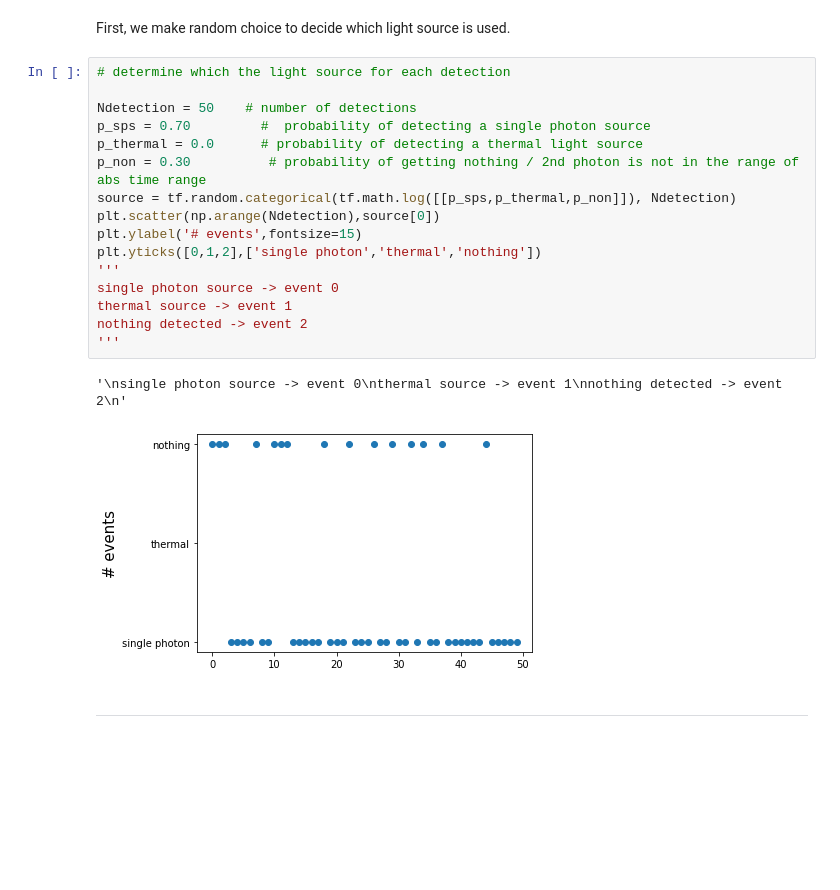
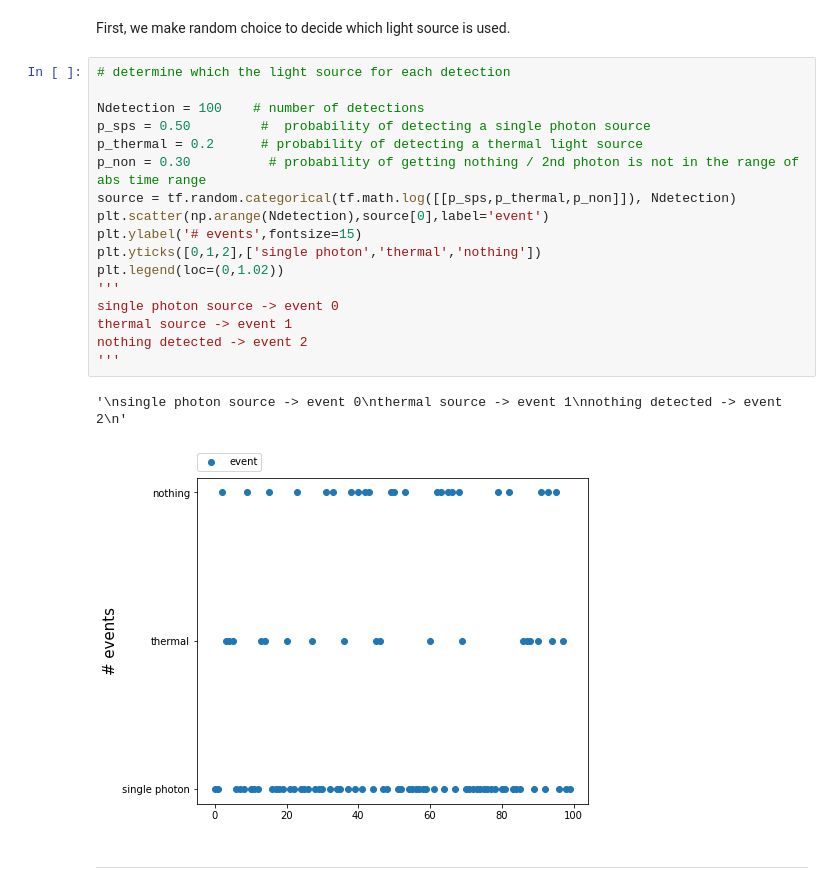
Before and after one commit to ubsuny/g2-coral, a Jupyter notebook: mc_simulation/simu_tfd.ipynb, the cells around one changed output. Saved outputs shown, nothing was run; the diff lists cells and outputs as text; blank space fills up the shorter version.

Commit message:
combined_sources

```diff
--- a/mc_simulation/simu_tfd.ipynb
+++ b/mc_simulation/simu_tfd.ipynb
@@ -13,22 +13,23 @@ First, we make random choice to decide which light source is used.
 # %%
 # determine which the light source for each detection
 
-Ndetection = 50    # number of detections
-p_sps = 0.70         #  probability of detecting a single photon source
-p_thermal = 0.0      # probability of detecting a thermal light source
+Ndetection = 100    # number of detections
+p_sps = 0.50         #  probability of detecting a single photon source
+p_thermal = 0.2      # probability of detecting a thermal light source
 p_non = 0.30          # probability of getting nothing / 2nd photon is not in the range of abs time range
 source = tf.random.categorical(tf.math.log([[p_sps,p_thermal,p_non]]), Ndetection)
-plt.scatter(np.arange(Ndetection),source[0])
+plt.scatter(np.arange(Ndetection),source[0],label='event')
 plt.ylabel('# events',fontsize=15)
 plt.yticks([0,1,2],['single photon','thermal','nothing'])
+plt.legend(loc=(0,1.02))
 '''
 single photon source -> event 0
 thermal source -> event 1
 nothing detected -> event 2
 '''
 # %% [output]
 '\nsingle photon source -> event 0\nthermal source -> event 1\nnothing detected -> event 2\n'
-[figure, old version]
+[figure, new version]
 # %% [markdown]
 ---
 # %% [markdown]
```
Also changed, not shown: parts of 26 cells of this notebook.
